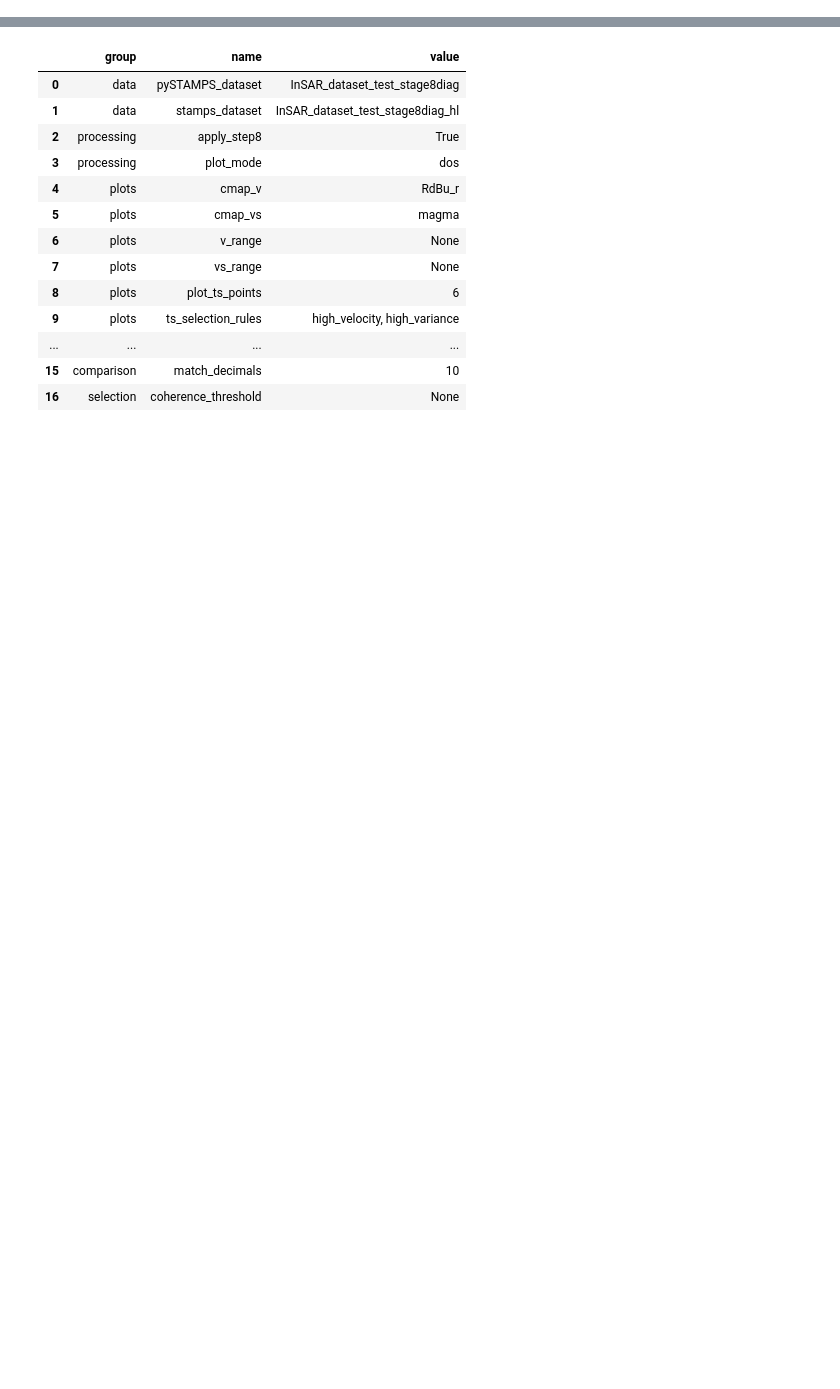
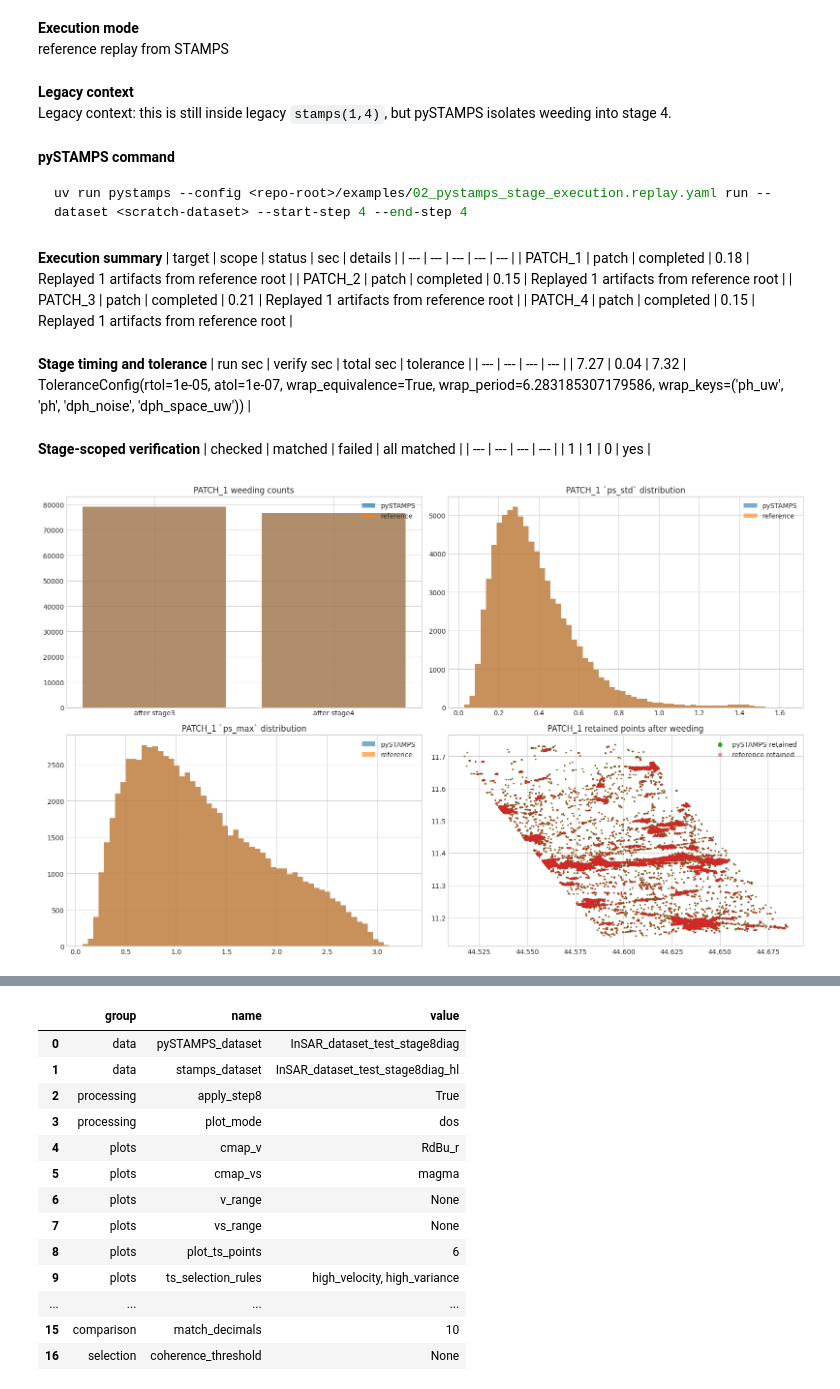
Before and after one commit to sirbastiano/pystamps, a Jupyter notebook: notebooks/02_pystamps_stage_execution.ipynb, the cells around one changed output, grey strips where cells are left out. Saved outputs shown, nothing was run; the diff lists cells and outputs as text; code cells hidden in the pictures; blank space fills up the shorter version.

````diff
--- a/notebooks/02_pystamps_stage_execution.ipynb
+++ b/notebooks/02_pystamps_stage_execution.ipynb
@@ -0,0 +1009,55 @@
+# %%
+stage_4 = execute_stage(4)
+
+run_ps1 = patch_payload(SCRATCH_ROOT, REPRESENTATIVE_PATCH, 'ps1.mat')
+ref_ps1 = patch_payload(REFERENCE_ROOT, REPRESENTATIVE_PATCH, 'ps1.mat')
+run_sel = patch_payload(SCRATCH_ROOT, REPRESENTATIVE_PATCH, 'select1.mat')
+ref_sel = patch_payload(REFERENCE_ROOT, REPRESENTATIVE_PATCH, 'select1.mat')
+run_weed = patch_payload(SCRATCH_ROOT, REPRESENTATIVE_PATCH, 'weed1.mat')
+ref_weed = patch_payload(REFERENCE_ROOT, REPRESENTATIVE_PATCH, 'weed1.mat')
+run_stage3_kept, run_final = stage4_indices(run_sel, run_weed)
+ref_stage3_kept, ref_final = stage4_indices(ref_sel, ref_weed)
+
+fig, axes = plt.subplots(2, 2, figsize=(16, 10))
+axes[0, 0].bar(['after stage3', 'after stage4'], [len(run_stage3_kept), len(run_final)], alpha=0.7, label='pySTAMPS')
+axes[0, 0].bar(['after stage3', 'after stage4'], [len(ref_stage3_kept), len(ref_final)], alpha=0.5, label='reference')
+axes[0, 0].set_title('PATCH_1 weeding counts')
+axes[0, 0].legend()
+hist_compare(axes[0, 1], run_weed['ps_std'], ref_weed['ps_std'], 'PATCH_1 `ps_std` distribution')
+hist_compare(axes[1, 0], run_weed['ps_max'], ref_weed['ps_max'], 'PATCH_1 `ps_max` distribution')
+
+run_pts = np.asarray(run_ps1['lonlat'], dtype=float)
+ref_pts = np.asarray(ref_ps1['lonlat'], dtype=float)
+pts_run_kept, _ = sample_points(run_pts[run_final], np.ones(len(run_final)))
+pts_ref_kept, _ = sample_points(ref_pts[ref_final], np.ones(len(ref_final)))
+axes[1, 1].scatter(pts_run_kept[:, 1], pts_run_kept[:, 0], s=2, c='tab:green', label='pySTAMPS retained')
+axes[1, 1].scatter(pts_ref_kept[:, 1], pts_ref_kept[:, 0], s=2, c='tab:red', alpha=0.4, label='reference retained')
+axes[1, 1].set_title('PATCH_1 retained points after weeding')
+axes[1, 1].legend(markerscale=4)
+plt.tight_layout()
+plt.show()
+# %% [output]
+**Execution mode**
+reference replay from STAMPS
+**Legacy context**
+Legacy context: this is still inside legacy `stamps(1,4)`, but pySTAMPS isolates weeding into stage 4.
+**pySTAMPS command**
+```bash
+uv run pystamps --config <repo-root>/examples/02_pystamps_stage_execution.replay.yaml run --dataset <scratch-dataset> --start-step 4 --end-step 4
+```
+**Execution summary**
+| target | scope | status | sec | details |
+| --- | --- | --- | --- | --- |
+| PATCH_1 | patch | completed | 0.18 | Replayed 1 artifacts from reference root |
+| PATCH_2 | patch | completed | 0.15 | Replayed 1 artifacts from reference root |
+| PATCH_3 | patch | completed | 0.21 | Replayed 1 artifacts from reference root |
+| PATCH_4 | patch | completed | 0.15 | Replayed 1 artifacts from reference root |
+**Stage timing and tolerance**
+| run sec | verify sec | total sec | tolerance |
+| --- | --- | --- | --- |
+| 7.27 | 0.04 | 7.32 | ToleranceConfig(rtol=1e-05, atol=1e-07, wrap_equivalence=True, wrap_period=6.283185307179586, wrap_keys=('ph_uw', 'ph', 'dph_noise', 'dph_space_uw')) |
+**Stage-scoped verification**
+| checked | matched | failed | all matched |
+| --- | --- | --- | --- |
+| 1 | 1 | 0 | yes |
+[figure, added]
````
Also changed, not shown: parts of 30 cells of this notebook.
